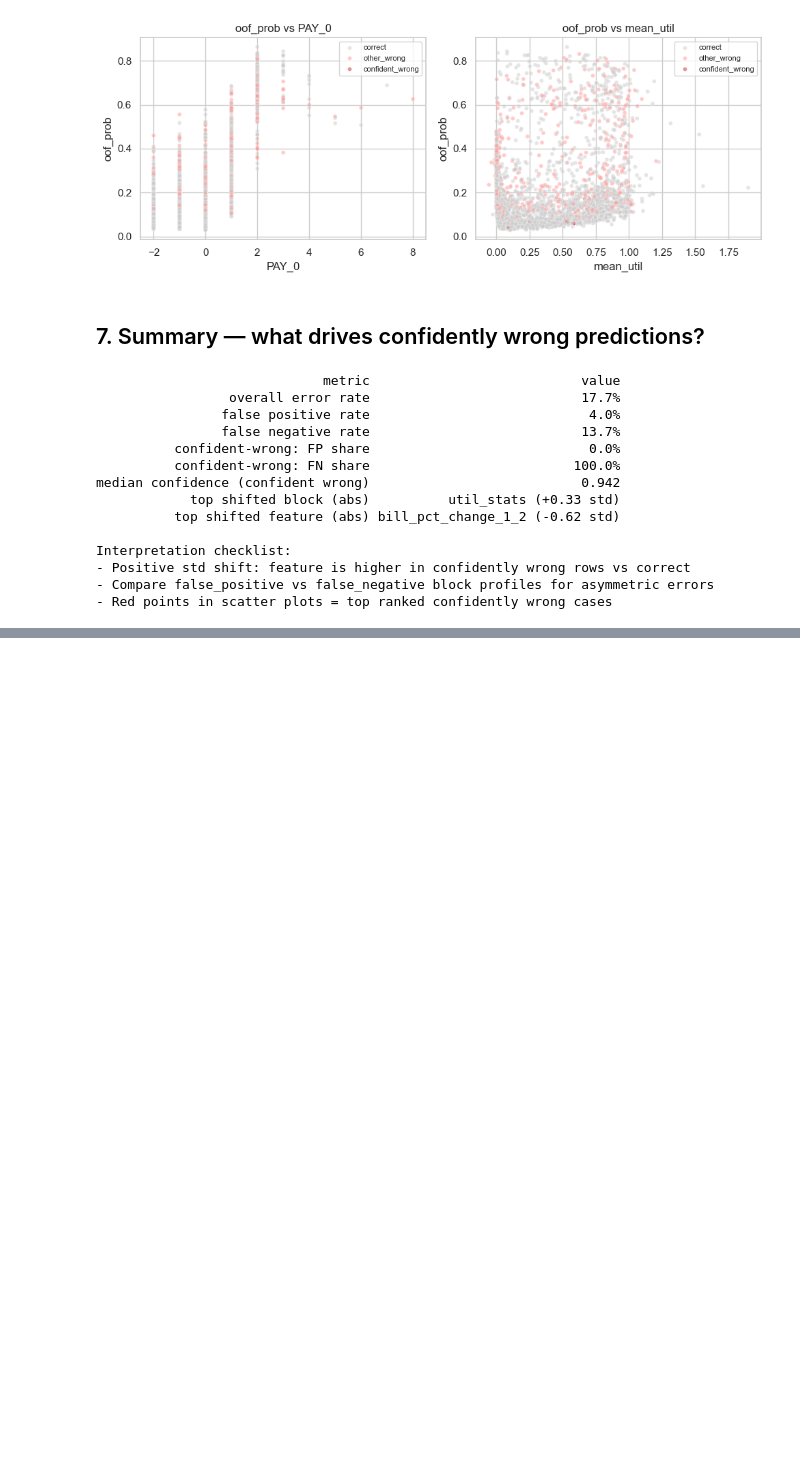
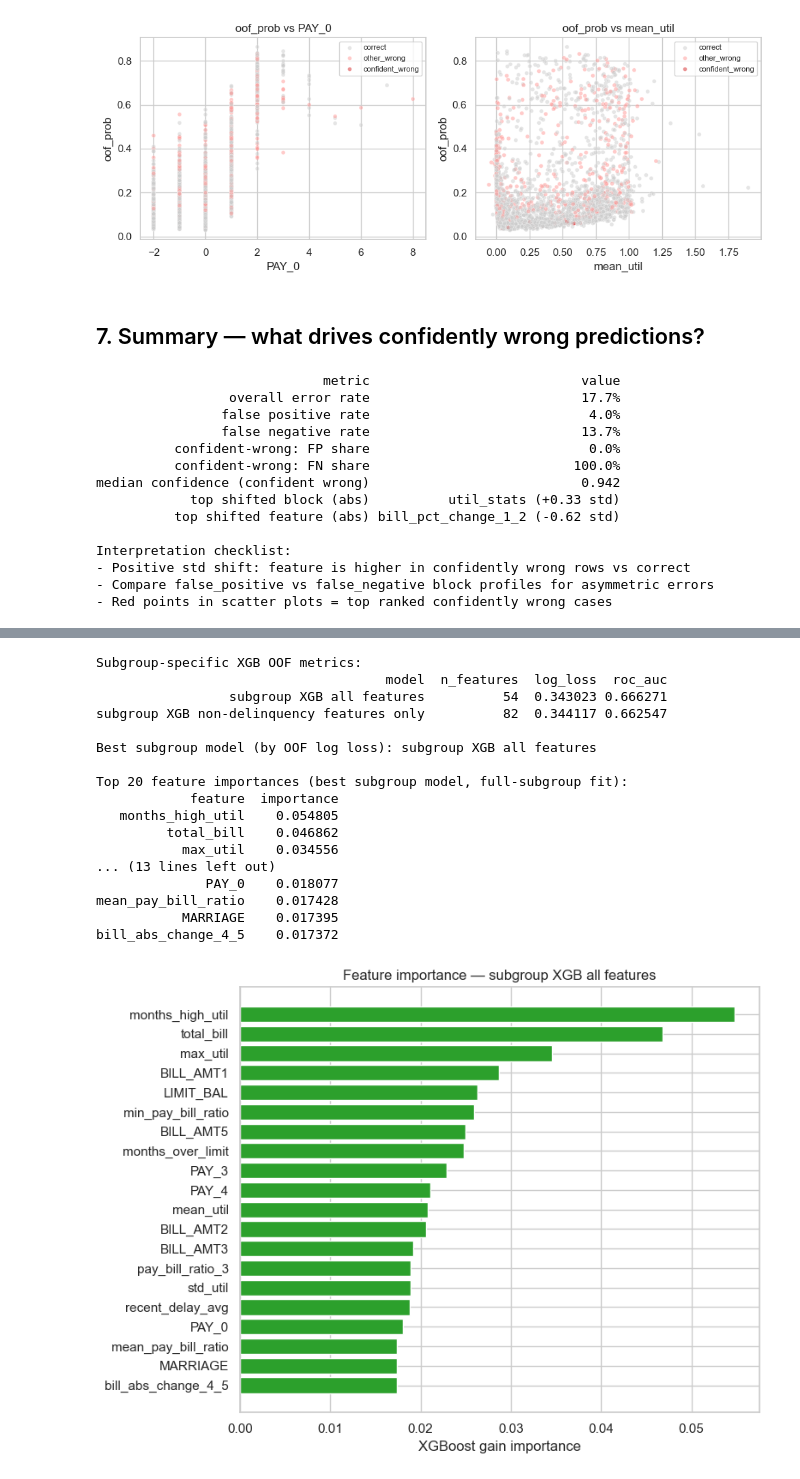
Before and after one commit to legendarystrat/interuni_datathon_2026, a Jupyter notebook: confident_errors_analysis.ipynb, the cells around one changed output, grey strips where cells are left out. Drawn from its saved outputs; the diff is of its cells as text; code cells hidden in the pictures; blank space fills up the shorter version.

```diff
--- a/confident_errors_analysis.ipynb
+++ b/confident_errors_analysis.ipynb
@@ -420,0 +538,77 @@ Interpretation checklist:
+# %%
+subgroup_oof_all, _ = compute_subgroup_oof_cv(
+    subgroup_df[FEATURE_COLS],
+    subgroup_y,
+    XGB_PARAMS,
+)
+subgroup_metrics_all = evaluate_prediction_subset(subgroup_y, subgroup_oof_all)
+
+subgroup_oof_non_delinq, _ = compute_subgroup_oof_cv(
+    subgroup_df[non_delinq_cols],
+    subgroup_y,
+    XGB_PARAMS,
+)
+subgroup_metrics_non_delinq = evaluate_prediction_subset(
+    subgroup_y, subgroup_oof_non_delinq
+)
+
+if subgroup_metrics_all["log_loss"] <= subgroup_metrics_non_delinq["log_loss"]:
+    best_subgroup_label = "subgroup XGB all features"
+    best_subgroup_cols = FEATURE_COLS
+else:
+    best_subgroup_label = "subgroup XGB non-delinquency features only"
+    best_subgroup_cols = non_delinq_cols
+
+importance_df = subgroup_feature_importance(
+    subgroup_df[best_subgroup_cols],
+    subgroup_y,
+    XGB_PARAMS,
+    top_n=20,
+)
+
+print("Subgroup-specific XGB OOF metrics:")
+print(
+    pd.DataFrame(
+        [
+            {"model": "subgroup XGB all features", **subgroup_metrics_all, "n_features": len(FEATURE_COLS)},
+            {
+                "model": "subgroup XGB non-delinquency features only",
+                **subgroup_metrics_non_delinq,
+                "n_features": len(non_delinq_cols),
+            },
+        ]
+    )[["model", "n_features", "log_loss", "roc_auc"]]
+    .round(6)
+    .to_string(index=False)
+)
+
+print(f"\nBest subgroup model (by OOF log loss): {best_subgroup_label}")
+print("\nTop 20 feature importances (best subgroup model, full-subgroup fit):")
+print(importance_df.to_string(index=False))
+
+fig, ax = plt.subplots(figsize=(8, 6))
+plot_imp = importance_df.sort_values("importance")
+ax.barh(plot_imp["feature"], plot_imp["importance"], color="#2ca02c")
+ax.set_xlabel("XGBoost gain importance")
+ax.set_title(f"Feature importance — {best_subgroup_label}")
+plt.tight_layout()
+plt.show()
+# %% [output]
+Subgroup-specific XGB OOF metrics:
+                                     model  n_features  log_loss  roc_auc
+                 subgroup XGB all features          54  0.343023 0.666271
+subgroup XGB non-delinquency features only          82  0.344117 0.662547
+
+Best subgroup model (by OOF log loss): subgroup XGB all features
+
+Top 20 feature importances (best subgroup model, full-subgroup fit):
+            feature  importance
+   months_high_util    0.054805
+         total_bill    0.046862
+           max_util    0.034556
+... (13 lines left out)
+              PAY_0    0.018077
+mean_pay_bill_ratio    0.017428
+           MARRIAGE    0.017395
+bill_abs_change_4_5    0.017372
+[figure, added]
```
Also changed, not shown: parts of 6 cells of this notebook, 2 other files.
